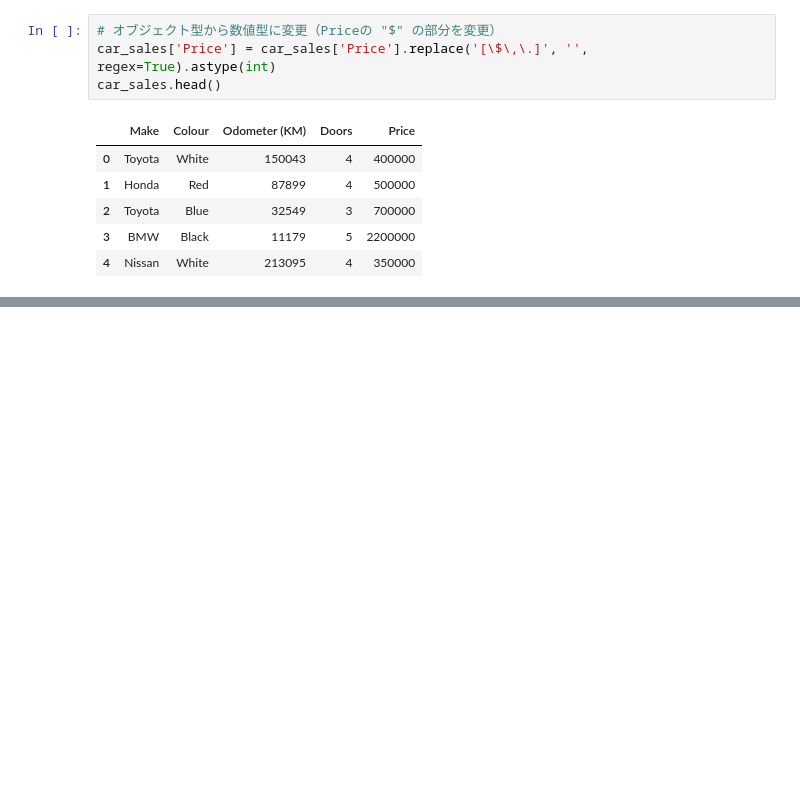
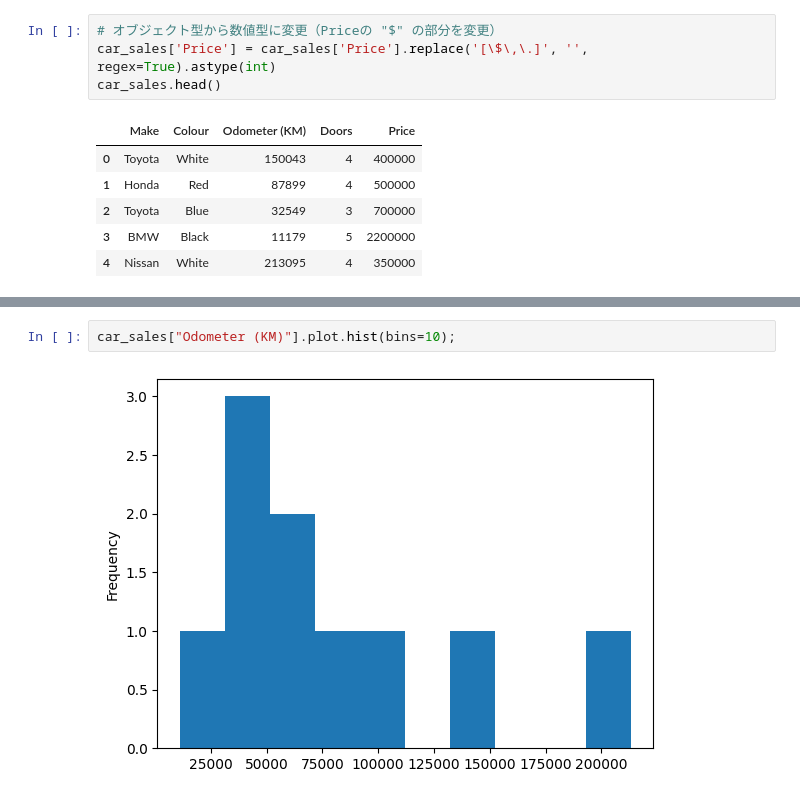
Before and after one commit to yu-sugimoto/data-science, a Jupyter notebook: sample/matplotlib.ipynb, the cells around one changed output, grey strips where cells are left out. Drawn from its saved outputs; the diff is of its cells as text; blank space fills up the shorter version.

```diff
--- a/sample/matplotlib.ipynb
+++ b/sample/matplotlib.ipynb
@@ -150,0 +215,4 @@ car_sales
+# %%
+car_sales["Odometer (KM)"].plot.hist(bins=10);
+# %% [output]
+[figure, added]
```
Also changed, not shown: parts of 15 cells of this notebook, 1 other file.
